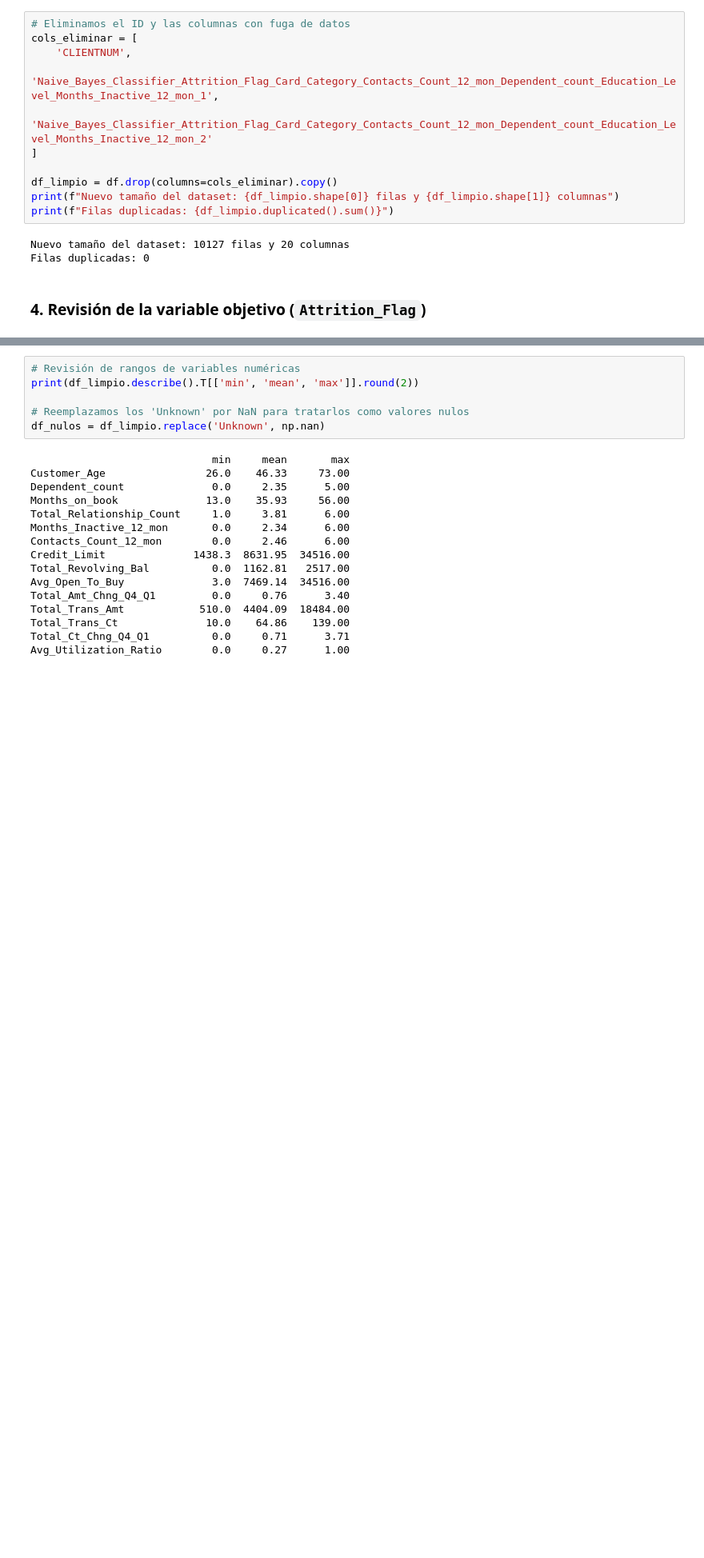
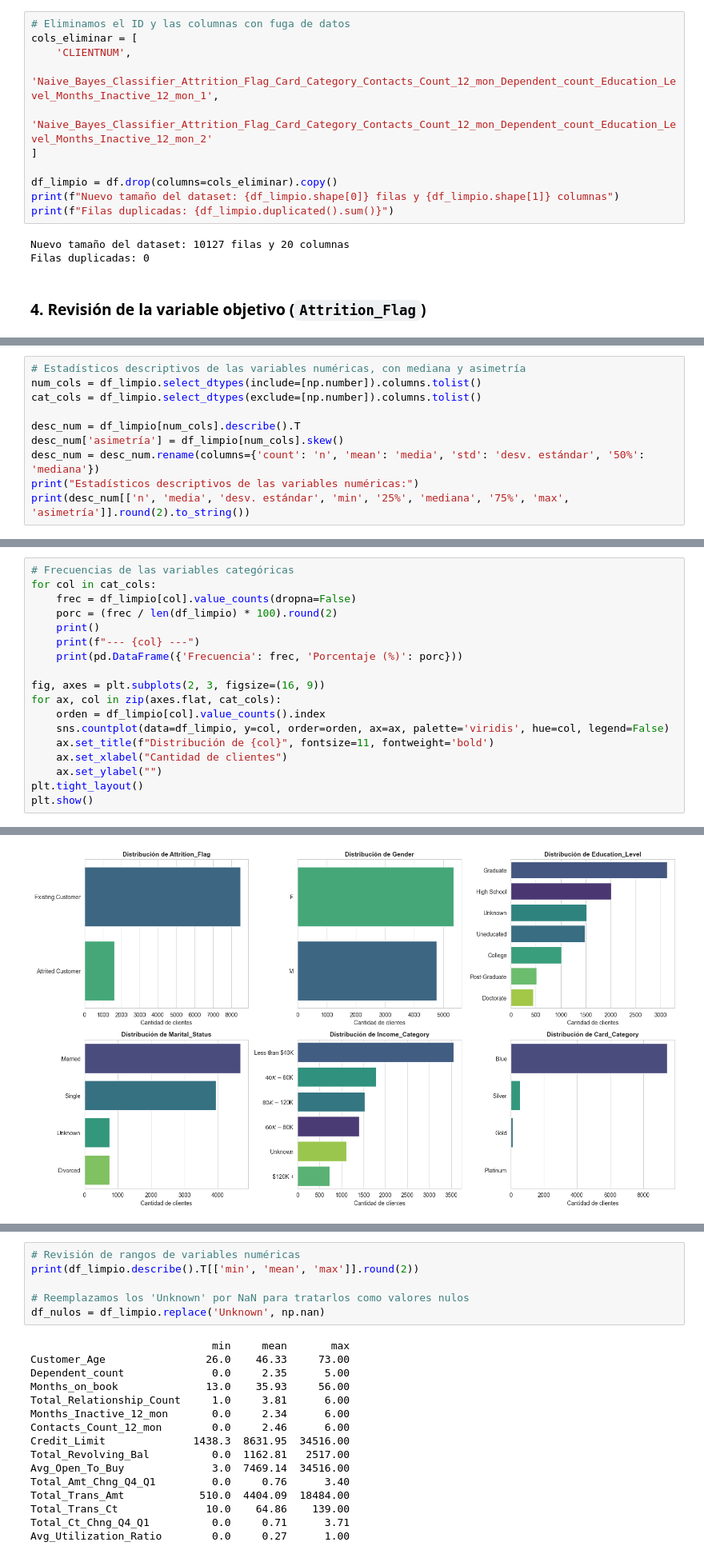
Before and after one commit to dani1309/Clasificacion-de-dataos, a Jupyter notebook: Credit card Chum/01_Preparacion_de_Datos.ipynb, the cells around one changed output, grey strips where cells are left out. Shown at 80% size. Cells and saved outputs as stored; diff of their text form; blank space fills up the shorter version.

```diff
--- a/Credit card Chum/01_Preparacion_de_Datos.ipynb
+++ b/Credit card Chum/01_Preparacion_de_Datos.ipynb
@@ -85,0 +96,10 @@ Name: proportion, dtype: float64
+# %%
+# Estadísticos descriptivos de las variables numéricas, con mediana y asimetría
+num_cols = df_limpio.select_dtypes(include=[np.number]).columns.tolist()
+cat_cols = df_limpio.select_dtypes(exclude=[np.number]).columns.tolist()
+
+desc_num = df_limpio[num_cols].describe().T
+desc_num['asimetría'] = df_limpio[num_cols].skew()
+desc_num = desc_num.rename(columns={'count': 'n', 'mean': 'media', 'std': 'desv. estándar', '50%': 'mediana'})
+print("Estadísticos descriptivos de las variables numéricas:")
+print(desc_num[['n', 'media', 'desv. estándar', 'min', '25%', 'mediana', '75%', 'max', 'asimetría']].round(2).to_string())
@@ -85,0 +123,19 @@ Name: proportion, dtype: float64
+# %%
+# Frecuencias de las variables categóricas
+for col in cat_cols:
+    frec = df_limpio[col].value_counts(dropna=False)
+    porc = (frec / len(df_limpio) * 100).round(2)
+    print()
+    print(f"--- {col} ---")
+    print(pd.DataFrame({'Frecuencia': frec, 'Porcentaje (%)': porc}))
+
+fig, axes = plt.subplots(2, 3, figsize=(16, 9))
+for ax, col in zip(axes.flat, cat_cols):
+    orden = df_limpio[col].value_counts().index
+    sns.countplot(data=df_limpio, y=col, order=orden, ax=ax, palette='viridis', hue=col, legend=False)
+    ax.set_title(f"Distribución de {col}", fontsize=11, fontweight='bold')
+    ax.set_xlabel("Cantidad de clientes")
+    ax.set_ylabel("")
+plt.tight_layout()
+plt.show()
+# %% [output]
@@ -85,0 +159 @@ Name: proportion, dtype: float64
+[figure, added]
```
Also changed, not shown: parts of 15 cells of this notebook, 2 other files.
